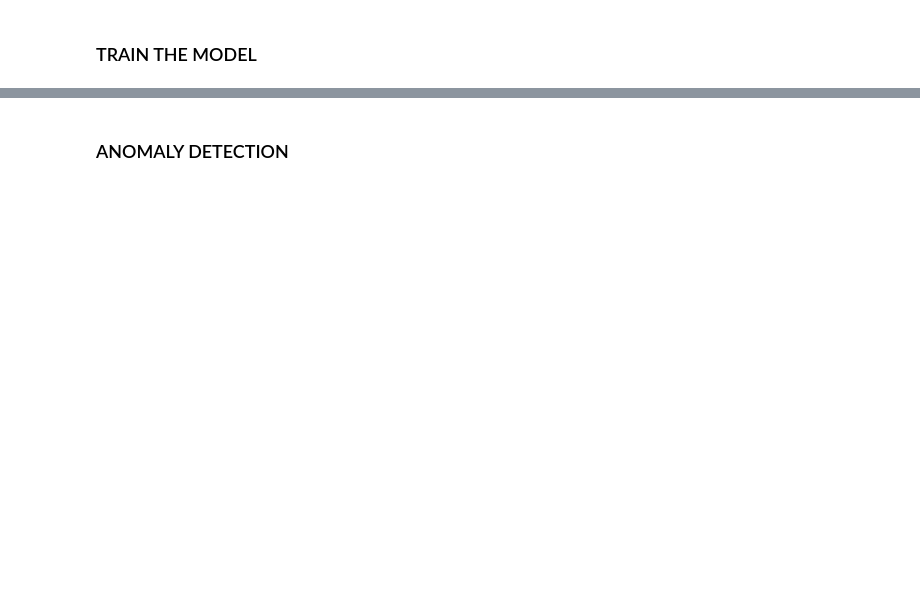
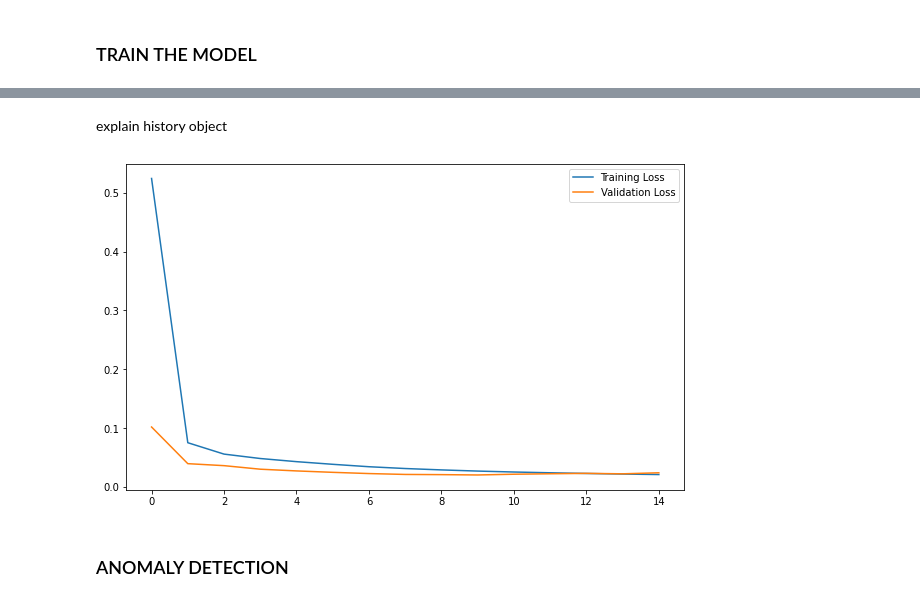
Before and after one commit to AnteDujic/MLS---Assesment, a Jupyter notebook: Practicals/05 - anomaly_detection.ipynb, the cells around one changed output, grey strips where cells are left out. Cells and saved outputs as stored; diff of their text form; code cells hidden in the pictures; blank space fills up the shorter version.

```diff
--- a/Practicals/05 - anomaly_detection.ipynb
+++ b/Practicals/05 - anomaly_detection.ipynb
@@ -321,7 +321,7 @@ array([[1, 1, 2],
        [3, 4, 5]])
 # %%
 # Generated training sequences for use in the model.
-def windows(values, time_steps=TIME_STEPS):
+def windows(values, time_steps=window_size):
     # Empty list
     output = []
     # Loop through all the possible windows
@@ -400,7 +475,15 @@ NameError: name 'history' is not defined
+# %% [markdown]
+explain history object
 # %%
-plt.plot(history.history["loss"], label="Training Loss")
-plt.plot(history.history["val_loss"], label="Validation Loss")
-plt.legend()
-plt.show()
+#
+fig, ax = plt.subplots(figsize=(10, 6))
+#
+ax.plot(history.history["loss"], label="Training Loss")
+#
+ax.plot(history.history["val_loss"], label="Validation Loss")
+#
+ax.legend();
+# %% [output]
+[figure, added]
 # %% [markdown]
 ### ANOMALY DETECTION
```
Also changed, not shown: parts of 30 cells of this notebook.
